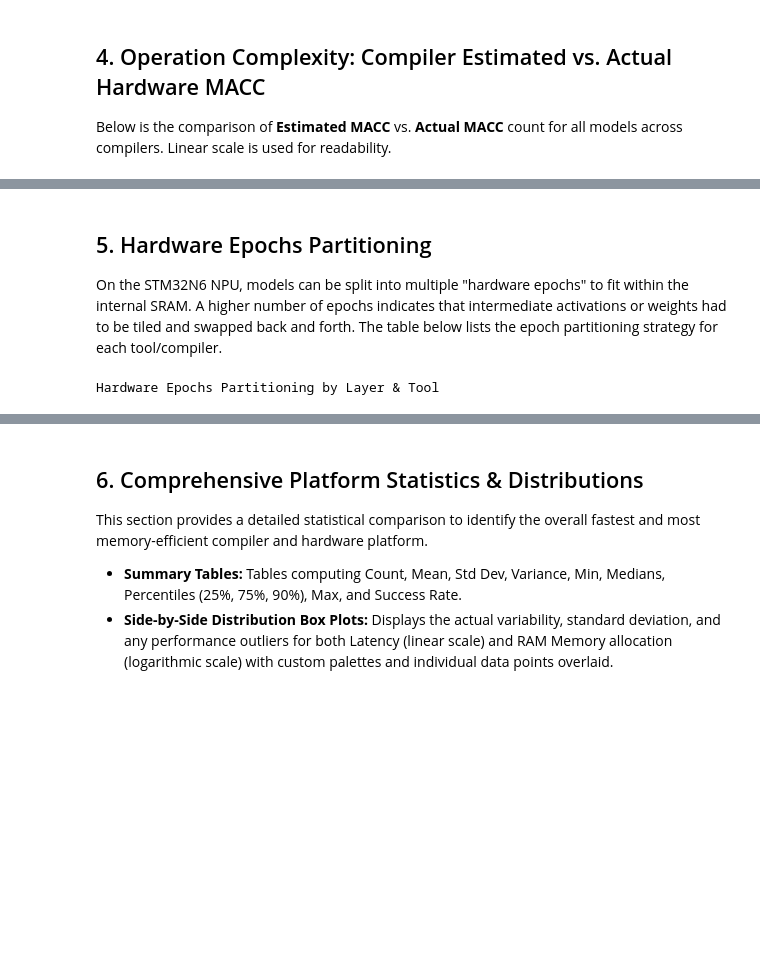
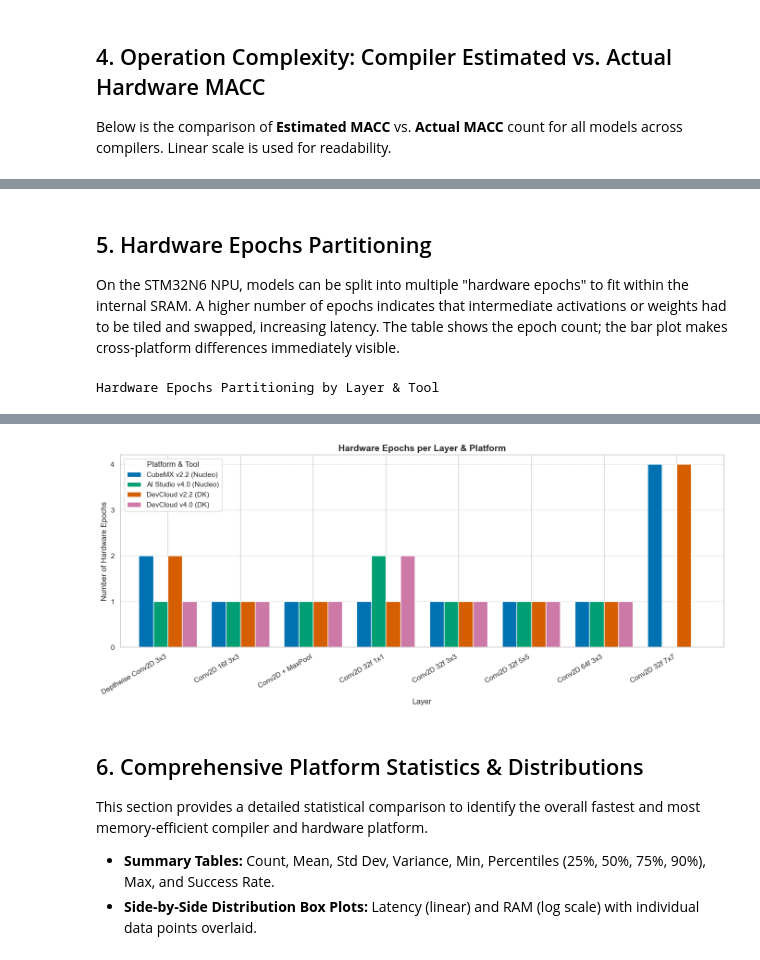
Before and after one commit to Magnus3327/stm32n6-edge-ai-benchmarks, a Jupyter notebook: Report/NPU_Performance_Analysis.ipynb, the cells around one changed output, grey strips where cells are left out. Saved outputs shown, nothing was run; the diff lists cells and outputs as text; code cells hidden in the pictures; blank space fills up the shorter version.

```diff
--- a/Report/NPU_Performance_Analysis.ipynb
+++ b/Report/NPU_Performance_Analysis.ipynb
@@ -408,74 +371,80 @@ Actual MACC
 | Conv2D 32f 7x7 | 19529760 | 19398688 | 19398688 | 19660800 |
 # %% [markdown]
 ## 5. Hardware Epochs Partitioning
-On the STM32N6 NPU, models can be split into multiple "hardware epochs" to fit within the internal SRAM. A higher number of epochs indicates that intermediate activations or weights had to be tiled and swapped back and forth. The table below lists the epoch partitioning strategy for each tool/compiler.
+On the STM32N6 NPU, models can be split into multiple "hardware epochs" to fit within the internal SRAM.
+A higher number of epochs indicates that intermediate activations or weights had to be tiled and swapped, increasing latency.
+The table shows the epoch count; the bar plot makes cross-platform differences immediately visible.
 # %%
-# Extract hardware epochs from notes
-epochs_data = []
+import re
 
 def parse_epochs(notes):
     if pd.isna(notes):
-        return 'N/A'
+        return np.nan
     notes_lower = str(notes).lower()
     if 'fail' in notes_lower or 'timeout' in notes_lower:
-        return 'FAIL'
+        return np.nan
+    for kw, val in [('1 single', 1), ('single hardware', 1), ('1 hardware', 1)]:
+        if kw in notes_lower:
+            return val
+    nums = re.findall(r'\d+', notes_lower)
+    return int(nums[0]) if nums else np.nan
 
-    if '1 single' in notes_lower or '1 hardware' in notes_lower or 'single hardware' in notes_lower:
-        return '1'
-    if '2' in notes_lower:
-        return '2'
-    if '3' in notes_lower:
-        return '3'
-    if '4' in notes_lower:
-        return '4'
-
-    import re
-    nums = re.findall(r'\d+', notes)
-    if nums:
-        return nums[0]
-
-    return notes
-
+epochs_data = []
 for tool, df in dfs_base.items():
     for _, row in df.iterrows():
-        clean_model = get_clean_name(row['Model Name'])
-        epoch_str = parse_epochs(row['Notes'])
         epochs_data.append({
-            'Tool': tool,
-            'Model Name': clean_model,
-            'Hardware Epochs': epoch_str
+            'Tool':            tool,
+            'Model Name':      get_clean_name(row['Model Name']),
+            'Hardware Epochs': parse_epochs(row['Notes'])
         })
 
-df_epochs = pd.DataFrame(epochs_data)
+df_epochs       = pd.DataFrame(epochs_data)
 df_epochs_pivot = df_epochs.pivot(index='Model Name', columns='Tool', values='Hardware Epochs')
 df_epochs_pivot = df_epochs_pivot.reindex(columns=col_order_tools)
-df_epochs_pivot = df_epochs_pivot.reindex(index=[c for c in model_order if c in df_epochs_pivot.index])
+df_epochs_pivot = df_epochs_pivot.reindex([c for c in model_order if c in df_epochs_pivot.index])
 
-styled_epochs = df_epochs_pivot.style.set_properties(**{
-    'text-align': 'center',
-    'font-size': '11pt',
-    'border': '1px solid lightgrey'
+# Table
+def fmt_ep(x):
+    return str(int(x)) if not pd.isna(x) else 'FAIL'
+
+styled_epochs = df_epochs_pivot.map(fmt_ep).style.set_properties(**{
+    'text-align': 'center', 'font-size': '11pt', 'border': '1px solid lightgrey'
 }).set_table_styles([
-    {'selector': 'th', 'props': [('background-color', '#d35400'), ('color', 'white'), ('font-weight', 'bold'), ('text-align', 'center')]}
+    {'selector': 'th', 'props': [('background-color', '#d35400'), ('color', 'white'),
+                                  ('font-weight', 'bold'), ('text-align', 'center')]}
 ]).set_caption("Hardware Epochs Partitioning by Layer & Tool")
+display(styled_epochs)
 
-display(styled_epochs)
+# Bar plot – epochs per layer
+colors_ep = [COLOR_MAP[col] for col in df_epochs_pivot.columns]
+ax = df_epochs_pivot.plot(kind='bar', figsize=(14, 6), width=0.8, color=colors_ep)
+ax.set_title('Hardware Epochs per Layer & Platform', fontweight='bold', fontsize=14)
+ax.set_ylabel('Number of Hardware Epochs', fontsize=12)
+ax.set_xlabel('Layer', fontsize=12)
+ax.set_xticklabels(ax.get_xticklabels(), rotation=30, ha='right')
+ax.yaxis.set_major_locator(mticker.MaxNLocator(integer=True))
+ax.grid(axis='y', linestyle='--', alpha=0.7)
+ax.legend(title='Platform & Tool', frameon=True)
+plt.tight_layout()
+plt.savefig(f'{PLOT_DIR}/13_hardware_epochs_bar.png', dpi=300)
+plt.show()
 # %% [output]
 Hardware Epochs Partitioning by Layer & Tool
 | Tool | CubeMX v2.2 (Nucleo) | AI Studio v4.0 (Nucleo) | DevCloud v2.2 (DK) | DevCloud v4.0 (DK) |
 | Model Name |  |  |  |  |
 | Depthwise Conv2D 3x3 | 2 | 1 | 2 | 1 |
 | Conv2D 16f 3x3 | 1 | 1 | 1 | 1 |
 | Conv2D + MaxPool | 1 | 1 | 1 | 1 |
 | Conv2D 32f 1x1 | 1 | 2 | 1 | 2 |
 | Conv2D 32f 3x3 | 1 | 1 | 1 | 1 |
 | Conv2D 32f 5x5 | 1 | 1 | 1 | 1 |
 | Conv2D 64f 3x3 | 1 | 1 | 1 | 1 |
 | Conv2D 32f 7x7 | 4 | FAIL | 4 | FAIL |
+[figure, added]
 # %% [markdown]
 ## 6. Comprehensive Platform Statistics & Distributions
 This section provides a detailed statistical comparison to identify the overall fastest and most memory-efficient compiler and hardware platform.
-- **Summary Tables:** Tables computing Count, Mean, Std Dev, Variance, Min, Medians, Percentiles (25%, 75%, 90%), Max, and Success Rate.
-- **Side-by-Side Distribution Box Plots:** Displays the actual variability, standard deviation, and any performance outliers for both Latency (linear scale) and RAM Memory allocation (logarithmic scale) with custom palettes and individual data points overlaid.
+- **Summary Tables:** Count, Mean, Std Dev, Variance, Min, Percentiles (25%, 50%, 75%, 90%), Max, and Success Rate.
+- **Side-by-Side Distribution Box Plots:** Latency (linear) and RAM (log scale) with individual data points overlaid.
 # %%
 # Compute detailed statistics for successful runs
```
Also changed, not shown: parts of 22 cells of this notebook, 19 other files.
